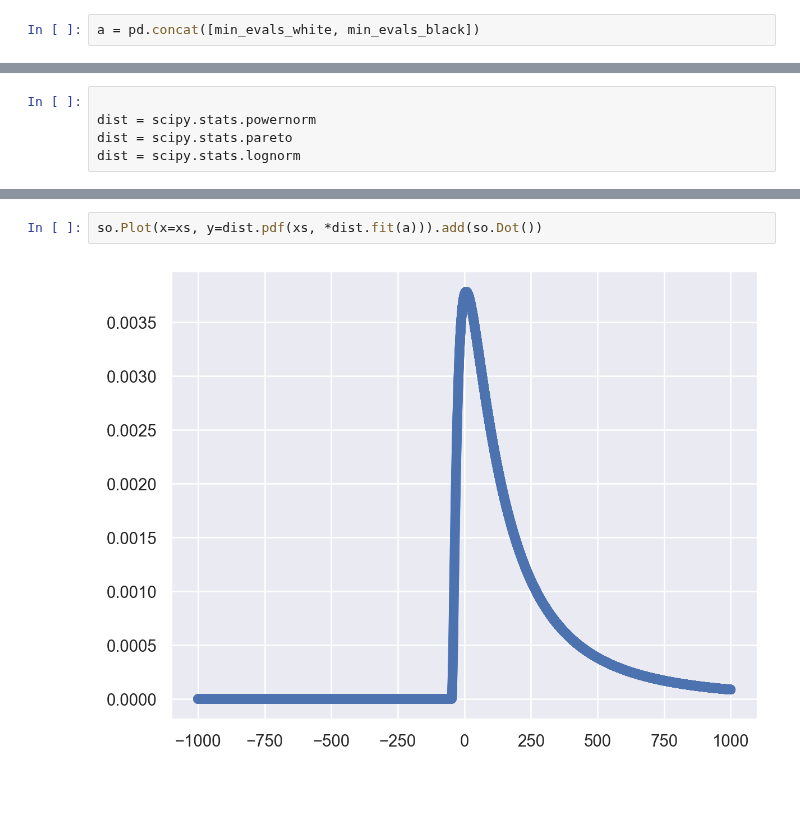
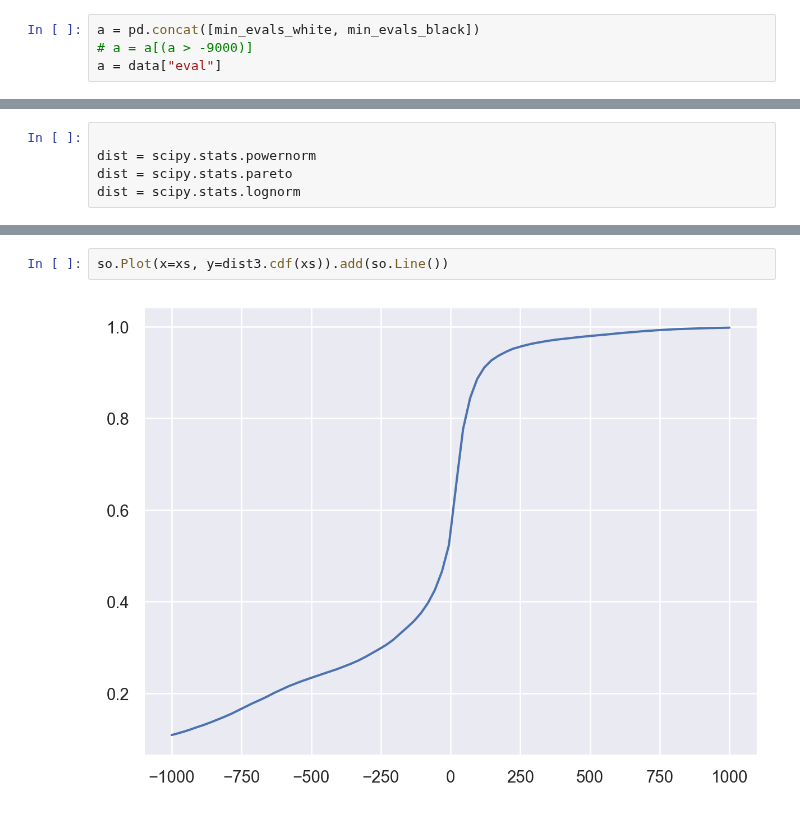
Before and after one commit to SandroMartens/Lichess-Win-Predictions, a Jupyter notebook: new.ipynb, the cells around one changed output, grey strips where cells are left out. Cells and saved outputs as stored; diff of their text form.

```diff
--- a/new.ipynb
+++ b/new.ipynb
@@ -115,5 +117,7 @@ curve_fit(win_proba, xdata=xs, ydata=(dist1.cdf(xs) + dist2.cdf(xs)) * 0.5 * 100
 # %%
 a = pd.concat([min_evals_white, min_evals_black])
+# a = a[(a > -9000)]
+a = data["eval"]
 # %%
 so.Plot(a).add(so.Line(), so.Hist(stat="probability", cumulative=True)).label(
     x="Evaluation in CP", y="Win Probability in Percent"
@@ -139,4 +143,4 @@ so.Plot(x=xs, y=dist.cdf(xs, *dist.fit(a))).add(so.Dot())
 # %%
-so.Plot(x=xs, y=dist.pdf(xs, *dist.fit(a))).add(so.Dot())
+so.Plot(x=xs, y=dist3.cdf(xs)).add(so.Line())
 # %% [output]
-[figure, old version]
+[figure, new version]
```
Also changed, not shown: parts of 13 cells of this notebook, 1 other file.
